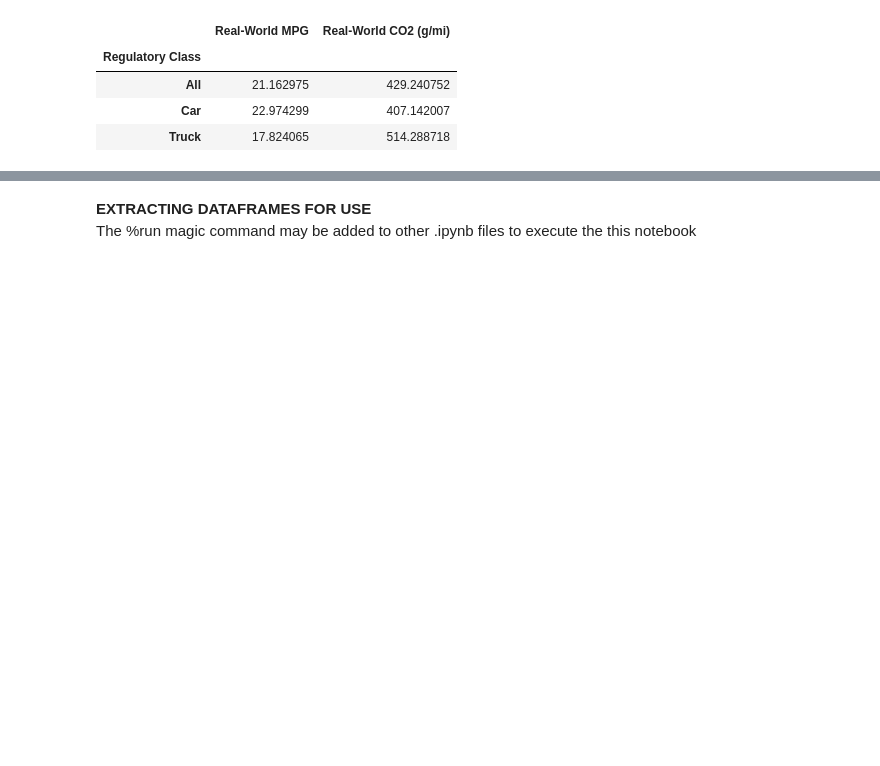
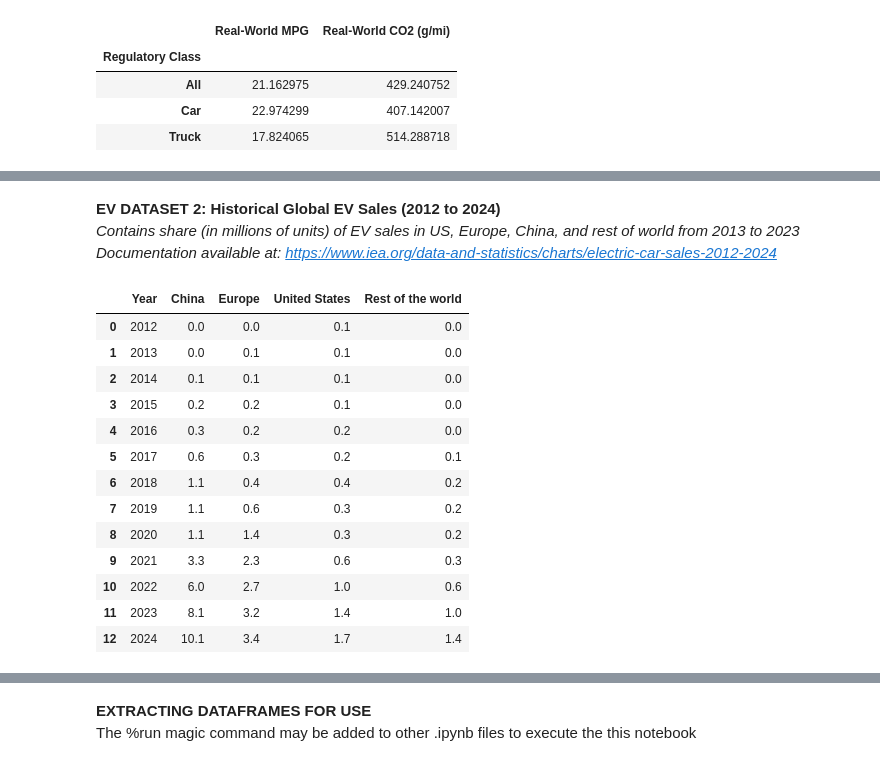
Before and after one commit to jbondAI/AI_Project_2, a Jupyter notebook: vehicle_fuel_emissions_data.ipynb, the cells around one changed output, grey strips where cells are left out. Cells and saved outputs as stored; diff of their text form; code cells hidden in the pictures; blank space fills up the shorter version.

```diff
--- a/vehicle_fuel_emissions_data.ipynb
+++ b/vehicle_fuel_emissions_data.ipynb
@@ -102,0 +127,29 @@ mean_real_world_emissions_by_class
+# %% [markdown]
+**EV DATASET 2: Historical Global EV Sales (2012 to 2024)** \
+_Contains share (in millions of units) of EV sales in US, Europe, China, and rest of world from 2013 to 2023 \
+Documentation available at: https://www.iea.org/data-and-statistics/charts/electric-car-sales-2012-2024_
+# %%
+# Reads in global BEV/PHEV sales
+global_EV_sales= pd.read_csv("Resources/electric-car-sales-2012-2024.csv",
+                                     delimiter =';',
+                                     skiprows=3,
+                                     header=0)
+
+global_EV_sales = global_EV_sales.rename(columns={'Unnamed: 0': 'Year'})
+
+global_EV_sales
+# %% [output]
+|  | Year | China | Europe | United States | Rest of the world |
+| 0 | 2012 | 0.0 | 0.0 | 0.1 | 0.0 |
+| 1 | 2013 | 0.0 | 0.1 | 0.1 | 0.0 |
+| 2 | 2014 | 0.1 | 0.1 | 0.1 | 0.0 |
+| 3 | 2015 | 0.2 | 0.2 | 0.1 | 0.0 |
+| 4 | 2016 | 0.3 | 0.2 | 0.2 | 0.0 |
+| 5 | 2017 | 0.6 | 0.3 | 0.2 | 0.1 |
+| 6 | 2018 | 1.1 | 0.4 | 0.4 | 0.2 |
+| 7 | 2019 | 1.1 | 0.6 | 0.3 | 0.2 |
+| 8 | 2020 | 1.1 | 1.4 | 0.3 | 0.2 |
+| 9 | 2021 | 3.3 | 2.3 | 0.6 | 0.3 |
+| 10 | 2022 | 6.0 | 2.7 | 1.0 | 0.6 |
+| 11 | 2023 | 8.1 | 3.2 | 1.4 | 1.0 |
+| 12 | 2024 | 10.1 | 3.4 | 1.7 | 1.4 |
```
Also changed, not shown: parts of 39 cells of this notebook, 7 other files.
